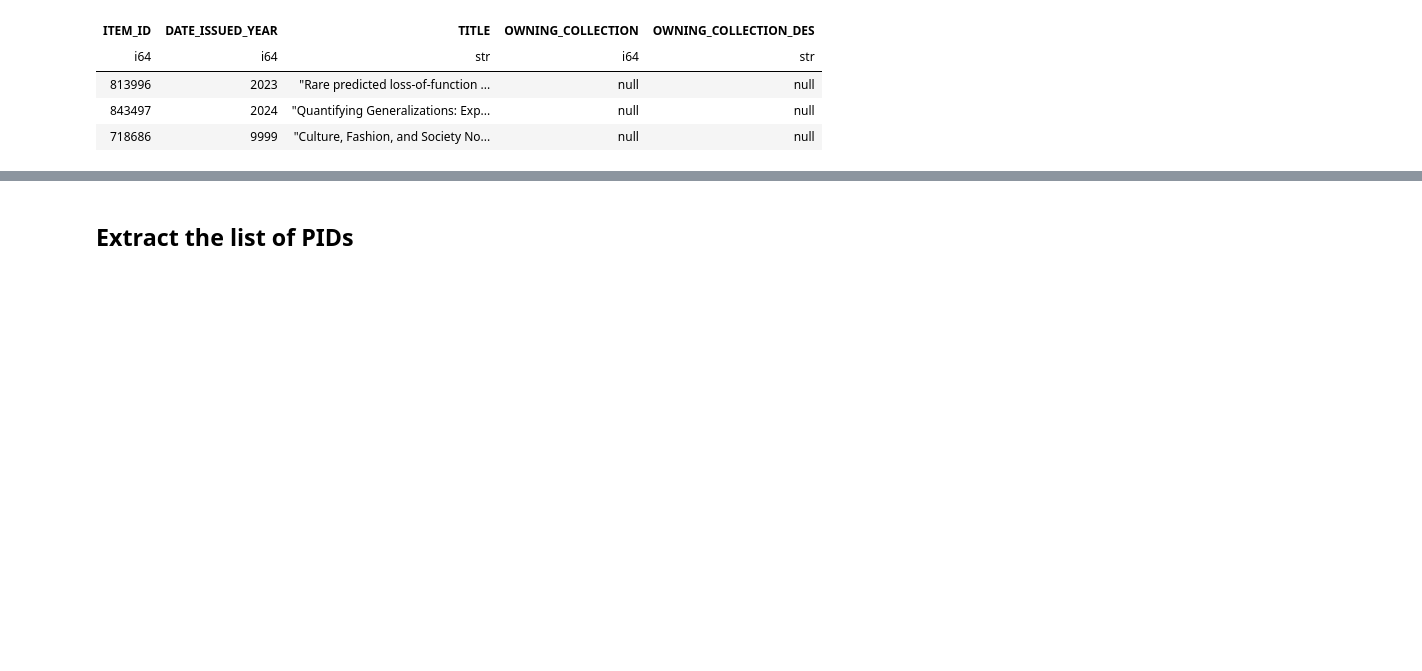
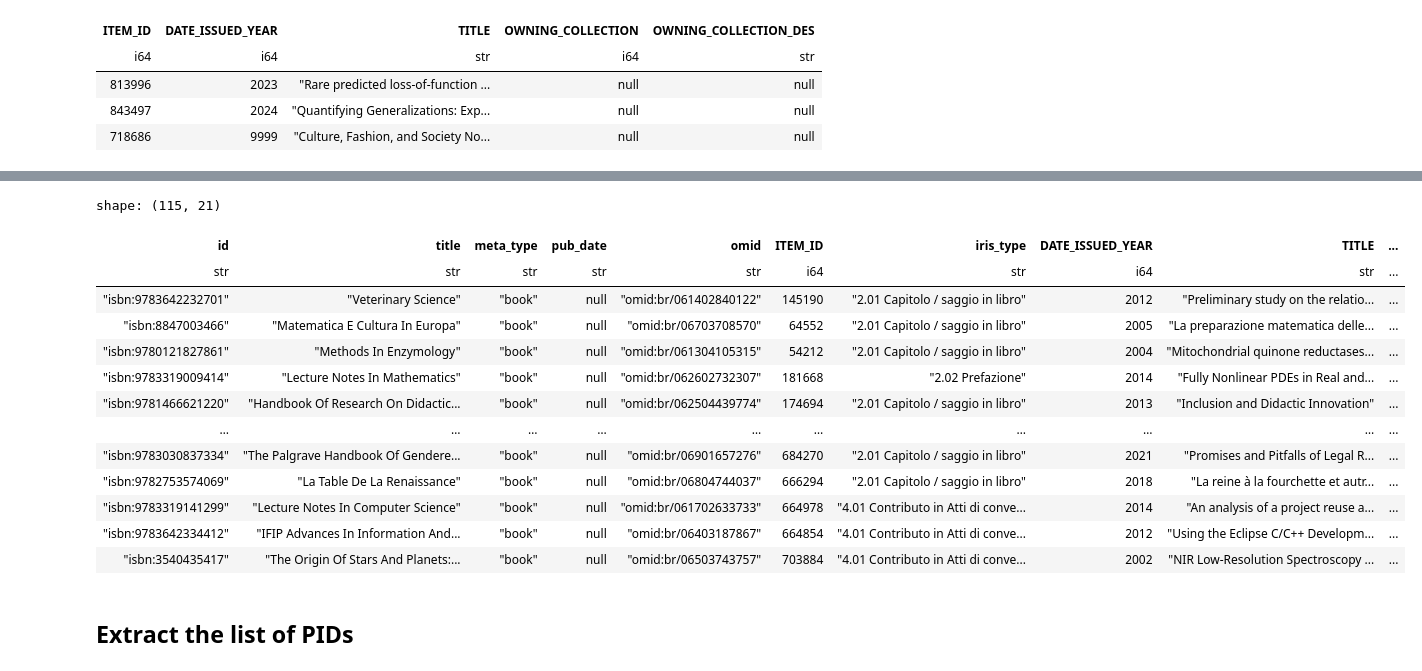
Before and after one commit to open-sci/2023-2024-atreides-code, a Jupyter notebook: notebooks/workflow.ipynb, the cells around one changed output, grey strips where cells are left out. Drawn from its saved outputs; the diff is of its cells as text; code cells hidden in the pictures; blank space fills up the shorter version.

Commit message:
feat: recover meta's pub_dates from iris

```diff
--- a/notebooks/workflow.ipynb
+++ b/notebooks/workflow.ipynb
@@ -80,3 +74,6 @@ shape: (3, 5)
 | 813996 | 2023 | "Rare predicted loss-of-function ... | null | null |
 | 843497 | 2024 | "Quantifying Generalizations: Exp... | null | null |
 | 718686 | 9999 | "Culture, Fashion, and Society No... | null | null |
+# %%
+lf_iim = pl.scan_parquet('/run/media/leo/b9827f00-f8da-4458-bc94-97b28f1a0989/data/iris_in_meta/iris_in_meta.parquet')
+lf_iim.collect()
@@ -83,3 +95,20 @@ shape: (3, 5)
+# %%
+lf_iim.rename({'iris_id': 'ITEM_ID'}).filter(pl.col('id').str.contains('isbn')).collect().join(df_iris_master, on='ITEM_ID', how='inner').join(df_iris_identifier, on='ITEM_ID', how='inner').join(df_iris_relation, on='ITEM_ID', how='inner').join(df_iris_description, on='ITEM_ID', how='inner').join(df_iris_publisher, on='ITEM_ID', how='inner')
+# %% [output]
+shape: (115, 21)
+| id | title | meta_type | pub_date | omid | ITEM_ID | iris_type | DATE_ISSUED_YEAR | TITLE | ... |
+| str | str | str | str | str | i64 | str | i64 | str | ... |
+| "isbn:9783642232701" | "Veterinary Science" | "book" | null | "omid:br/061402840122" | 145190 | "2.01 Capitolo / saggio in libro" | 2012 | "Preliminary study on the relatio... | ... |
+| "isbn:8847003466" | "Matematica E Cultura In Europa" | "book" | null | "omid:br/06703708570" | 64552 | "2.01 Capitolo / saggio in libro" | 2005 | "La preparazione matematica delle... | ... |
+| "isbn:9780121827861" | "Methods In Enzymology" | "book" | null | "omid:br/061304105315" | 54212 | "2.01 Capitolo / saggio in libro" | 2004 | "Mitochondrial quinone reductases... | ... |
+| "isbn:9783319009414" | "Lecture Notes In Mathematics" | "book" | null | "omid:br/062602732307" | 181668 | "2.02 Prefazione" | 2014 | "Fully Nonlinear PDEs in Real and... | ... |
+| "isbn:9781466621220" | "Handbook Of Research On Didactic... | "book" | null | "omid:br/062504439774" | 174694 | "2.01 Capitolo / saggio in libro" | 2013 | "Inclusion and Didactic Innovation" | ... |
+| … | … | … | … | … | … | … | … | … | ... |
+| "isbn:9783030837334" | "The Palgrave Handbook Of Gendere... | "book" | null | "omid:br/06901657276" | 684270 | "2.01 Capitolo / saggio in libro" | 2021 | "Promises and Pitfalls of Legal R... | ... |
+| "isbn:9782753574069" | "La Table De La Renaissance" | "book" | null | "omid:br/06804744037" | 666294 | "2.01 Capitolo / saggio in libro" | 2018 | "La reine à la fourchette et autr... | ... |
+| "isbn:9783319141299" | "Lecture Notes In Computer Science" | "book" | null | "omid:br/061702633733" | 664978 | "4.01 Contributo in Atti di conve... | 2014 | "An analysis of a project reuse a... | ... |
+| "isbn:9783642334412" | "IFIP Advances In Information And... | "book" | null | "omid:br/06403187867" | 664854 | "4.01 Contributo in Atti di conve... | 2012 | "Using the Eclipse C/C++ Developm... | ... |
+| "isbn:3540435417" | "The Origin Of Stars And Planets:... | "book" | null | "omid:br/06503743757" | 703884 | "4.01 Contributo in Atti di conve... | 2002 | "NIR Low-Resolution Spectroscopy ... | ... |
 # %% [markdown]
 ## Extract the list of PIDs
 # %% [markdown]
```
Also changed, not shown: parts of 2 cells of this notebook, 6 other files.
